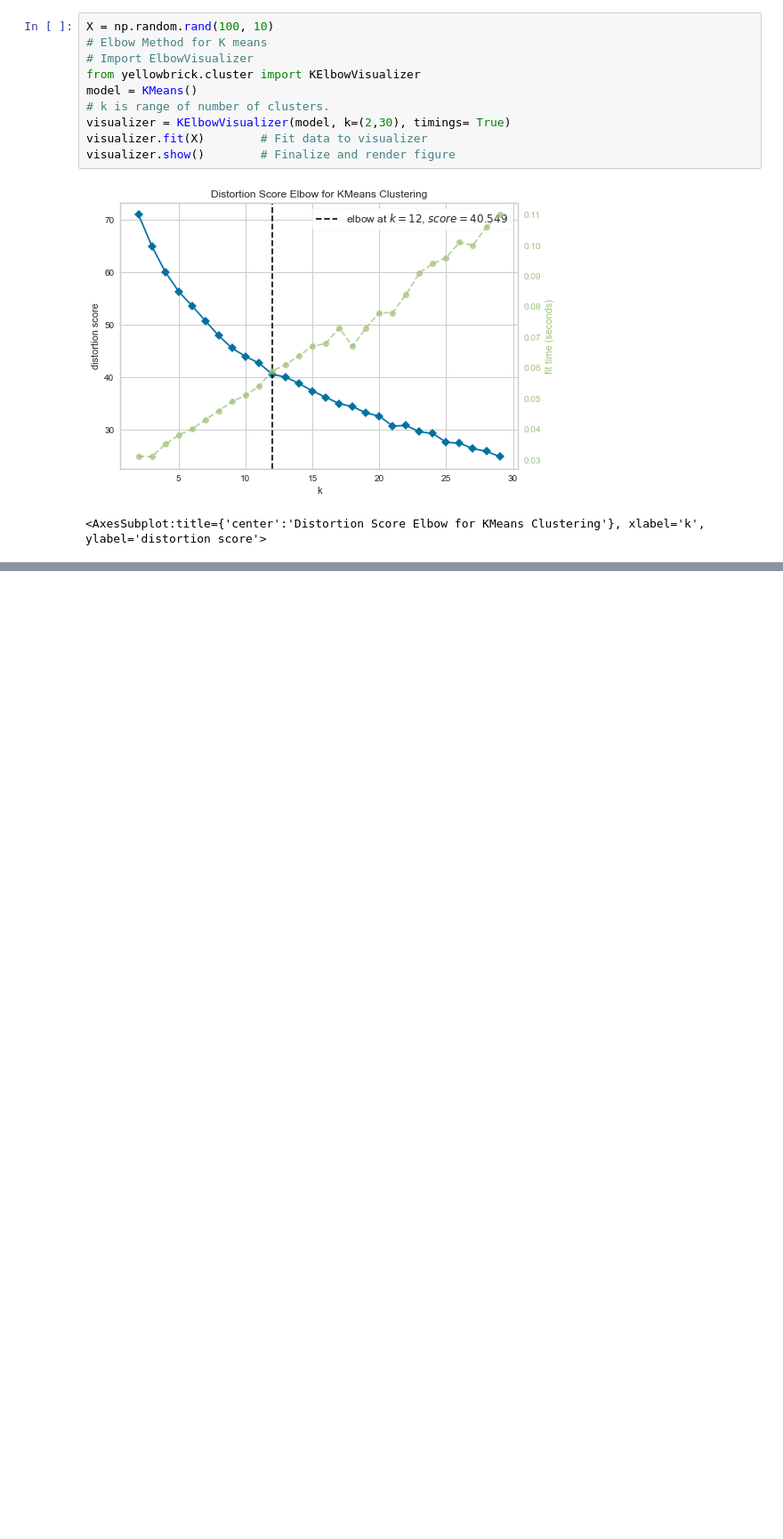
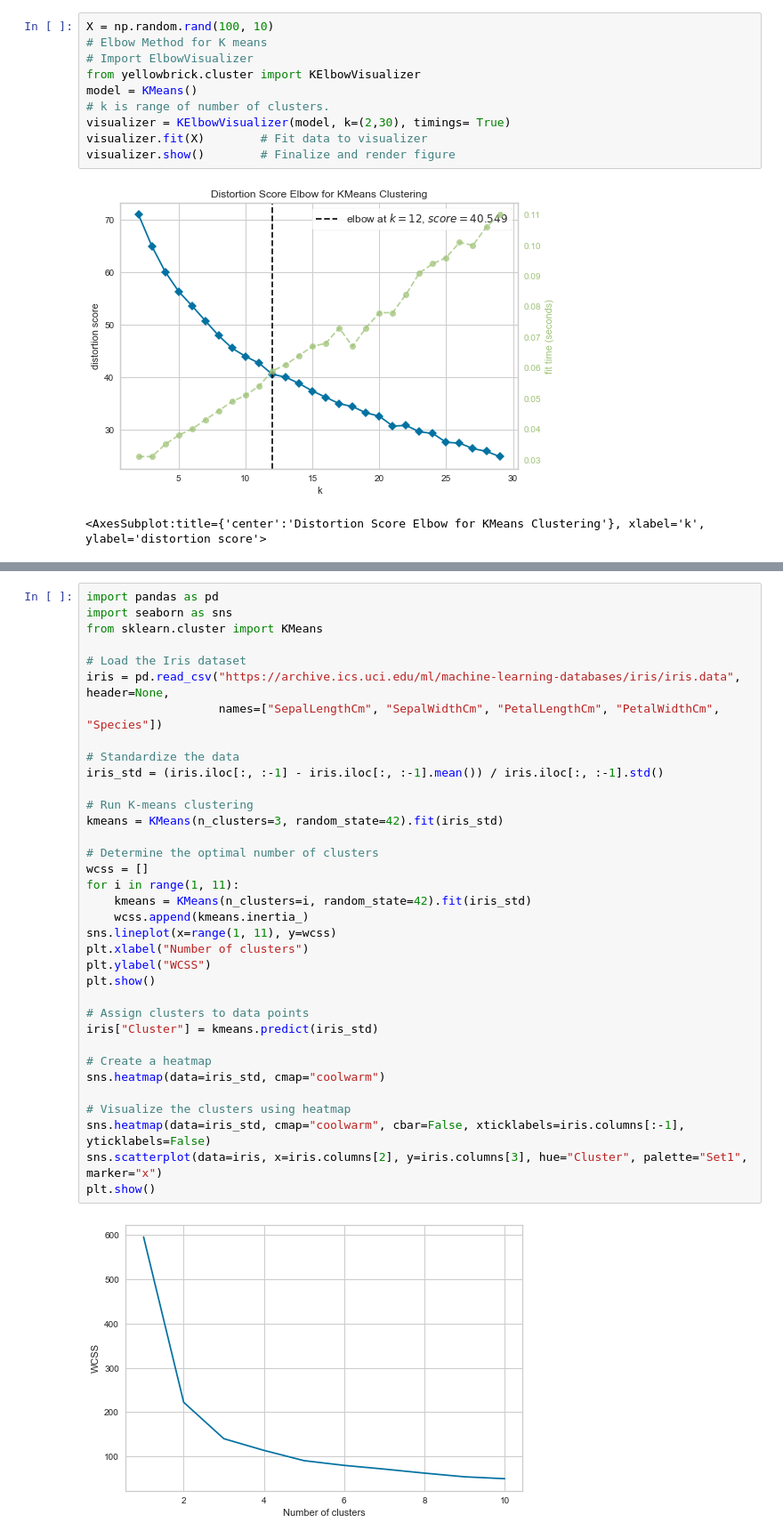
Before and after one commit to TJZLiu/Lisbon-freguesias, a Jupyter notebook: code/Untitled.ipynb, the cells around one changed output, grey strips where cells are left out. Shown at 89% size. Cells and saved outputs as stored; diff of their text form; blank space fills up the shorter version.

```diff
--- a/code/Untitled.ipynb
+++ b/code/Untitled.ipynb
@@ -439,0 +537,37 @@ visualizer.show()        # Finalize and render figure
+# %%
+import pandas as pd
+import seaborn as sns
+from sklearn.cluster import KMeans
+
+# Load the Iris dataset
+iris = pd.read_csv("https://archive.ics.uci.edu/ml/machine-learning-databases/iris/iris.data", header=None,
+                   names=["SepalLengthCm", "SepalWidthCm", "PetalLengthCm", "PetalWidthCm", "Species"])
+
+# Standardize the data
+iris_std = (iris.iloc[:, :-1] - iris.iloc[:, :-1].mean()) / iris.iloc[:, :-1].std()
+
+# Run K-means clustering
+kmeans = KMeans(n_clusters=3, random_state=42).fit(iris_std)
+
+# Determine the optimal number of clusters
+wcss = []
+for i in range(1, 11):
+    kmeans = KMeans(n_clusters=i, random_state=42).fit(iris_std)
+    wcss.append(kmeans.inertia_)
+sns.lineplot(x=range(1, 11), y=wcss)
+plt.xlabel("Number of clusters")
+plt.ylabel("WCSS")
+plt.show()
+
+# Assign clusters to data points
+iris["Cluster"] = kmeans.predict(iris_std)
+
+# Create a heatmap
+sns.heatmap(data=iris_std, cmap="coolwarm")
+
+# Visualize the clusters using heatmap
+sns.heatmap(data=iris_std, cmap="coolwarm", cbar=False, xticklabels=iris.columns[:-1], yticklabels=False)
+sns.scatterplot(data=iris, x=iris.columns[2], y=iris.columns[3], hue="Cluster", palette="Set1", marker="x")
+plt.show()
+# %% [output]
+[figure, added]
```
Also changed, not shown: parts of 9 cells of this notebook.
